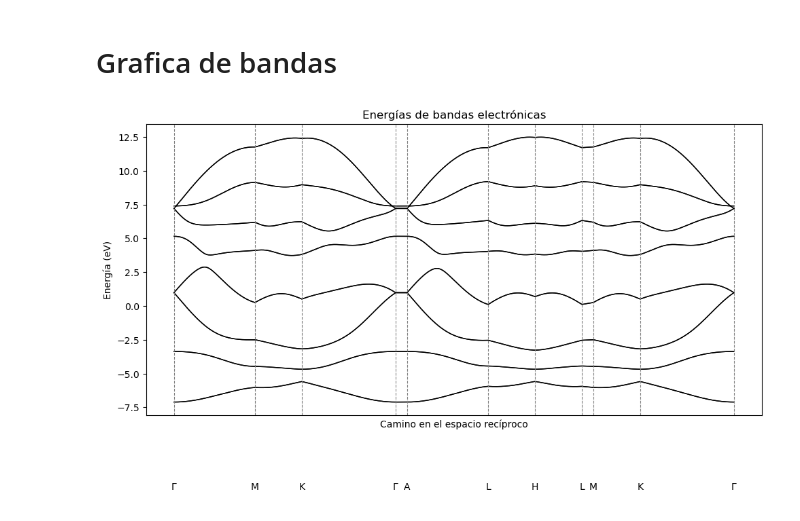
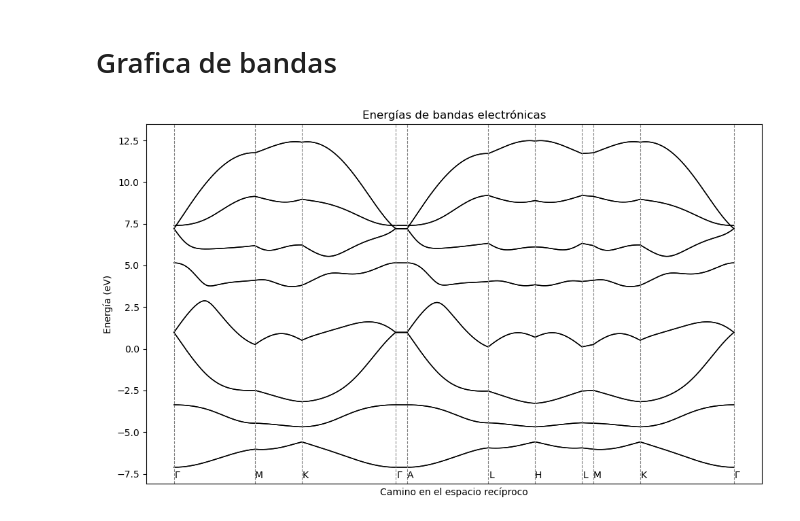
Before and after one commit to D4vidGarcia/Estado-Solido-Proyecto-Equipo, a Jupyter notebook: NOTEBOOKS/energy_bands.ipynb, the cells around one changed output. Saved outputs shown, nothing was run; the diff lists cells and outputs as text; code cells hidden in the pictures.

```diff
--- a/NOTEBOOKS/energy_bands.ipynb
+++ b/NOTEBOOKS/energy_bands.ipynb
@@ -251,24 +251,24 @@ energias.sort(axis=1)
 # %%
 # Cálculo de la norma de k para graficar en función de la distancia en el espacio recíproco
 dK = np.linalg.norm( np.diff(k_path, axis=0), axis=1 )
 K_norm = np.concatenate(([0], np.cumsum(dK)))
 
 # La misma gráfica de antes pero para las bandas electrónicas
 labels = ["Γ","M","K","Γ","A","L","H","L","M","K","Γ"]
 plt.figure(figsize=(10,6))
 for modo in range(energias.shape[1]):
     plt.plot(K_norm, energias[:, modo], 'k-', linewidth=1)
 
 
 for i in range(len(labels)):
     plt.axvline(K_norm[n_points_segment * i], color='gray', linestyle='--', linewidth=0.8)
-    plt.text(K_norm[n_points_segment * i], -13.0, labels[i], ha='center', va='top')
+    plt.text(K_norm[n_points_segment * i] + 0.04, -7.3, labels[i], ha='center', va='top')
 # plt.ylim( 2.8, 3.0)
 plt.title("Energías de bandas electrónicas")
 plt.ylabel("Energía (eV)")
 plt.xlabel("Camino en el espacio recíproco")
 plt.xticks([])
 plt.tight_layout()
 plt.show()
 # %% [output]
-[figure, old version]
+[figure, new version]
```
Also changed, not shown: 1 other file.
